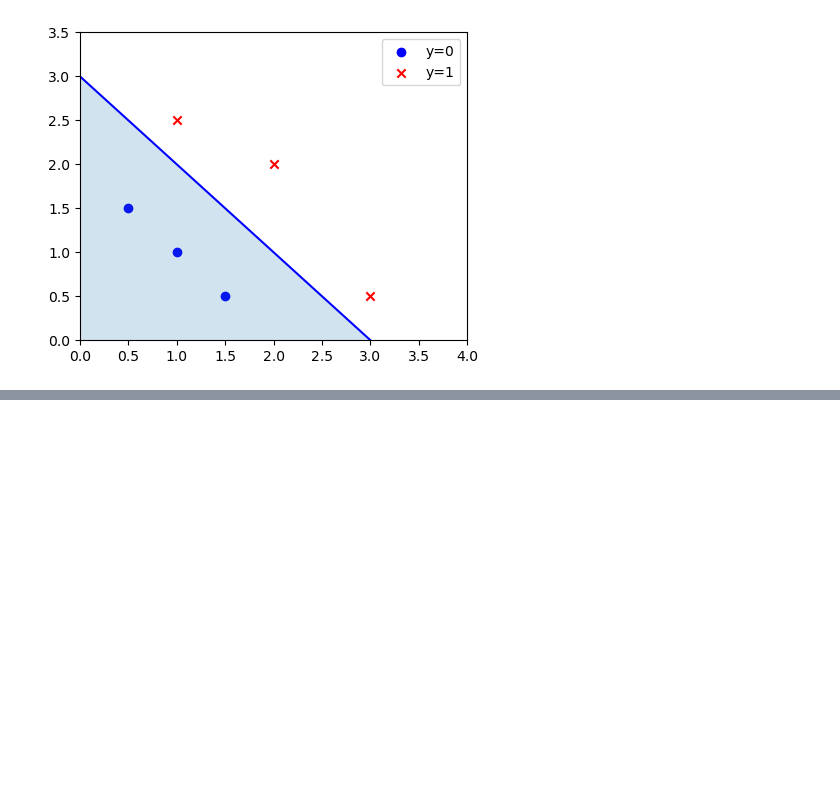
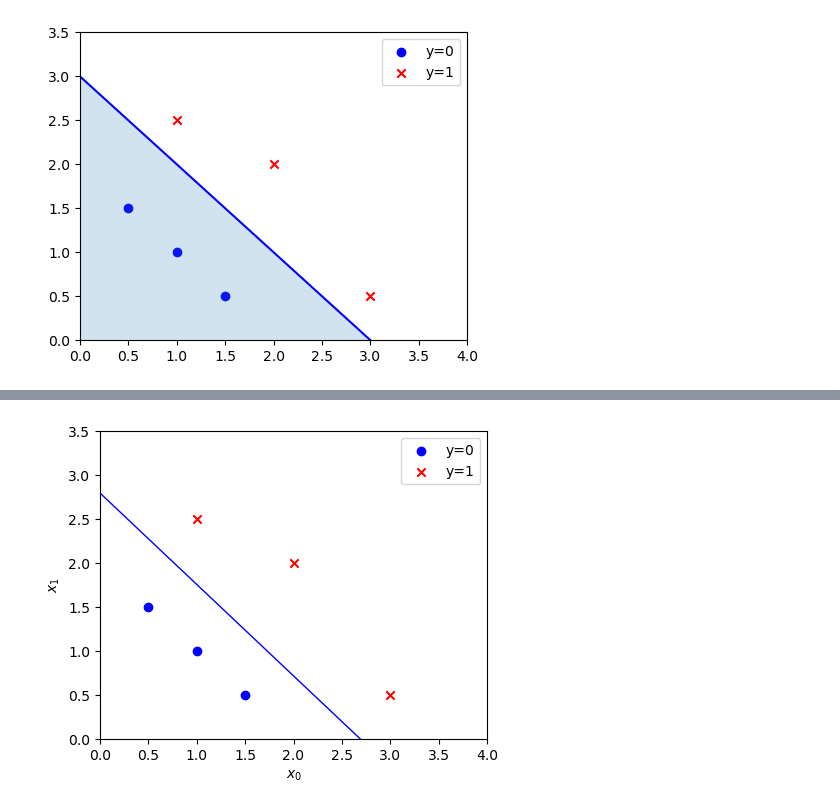
Before and after one commit to yt-one/ml-teach, a Jupyter notebook: 监督学习--logistic回归.ipynb, the cells around one changed output, grey strips where cells are left out. Saved outputs shown, nothing was run; the diff lists cells and outputs as text; code cells hidden in the pictures; blank space fills up the shorter version.

```diff
--- a/监督学习--logistic回归.ipynb
+++ b/监督学习--logistic回归.ipynb
@@ -255,0 +643,3 @@ plt.show()
+# %%
+X_train = np.array([[0.5, 1.5], [1,1], [1.5, 0.5], [3, 0.5], [2, 2], [1, 2.5]])
+y_train = np.array([0, 0, 0, 1, 1, 1])
@@ -255,0 +738,15 @@ plt.show()
+# %%
+# def plt_prob(ax, w_out, b_out):
+
+
+fig,ax = plt.subplots(1,1,figsize=(5,4))
+# Plot the original data
+ax.set_ylabel(r'$x_1$')
+ax.set_xlabel(r'$x_0$')
+ax.axis([0, 4, 0, 3.5])
+plotData(X_train,y_train,ax)
+
+# TODO：随堂练习，根据学习到的 w_out, b_out画决策边界；  提示：利用公式 wx+b =0 -> [w1,w2]*[x1,x2]+b=0，实现正确会得到如下图像
+plt.show()
+# %% [output]
+[figure, added]
```
Also changed, not shown: parts of 26 cells of this notebook, 1 other file.
